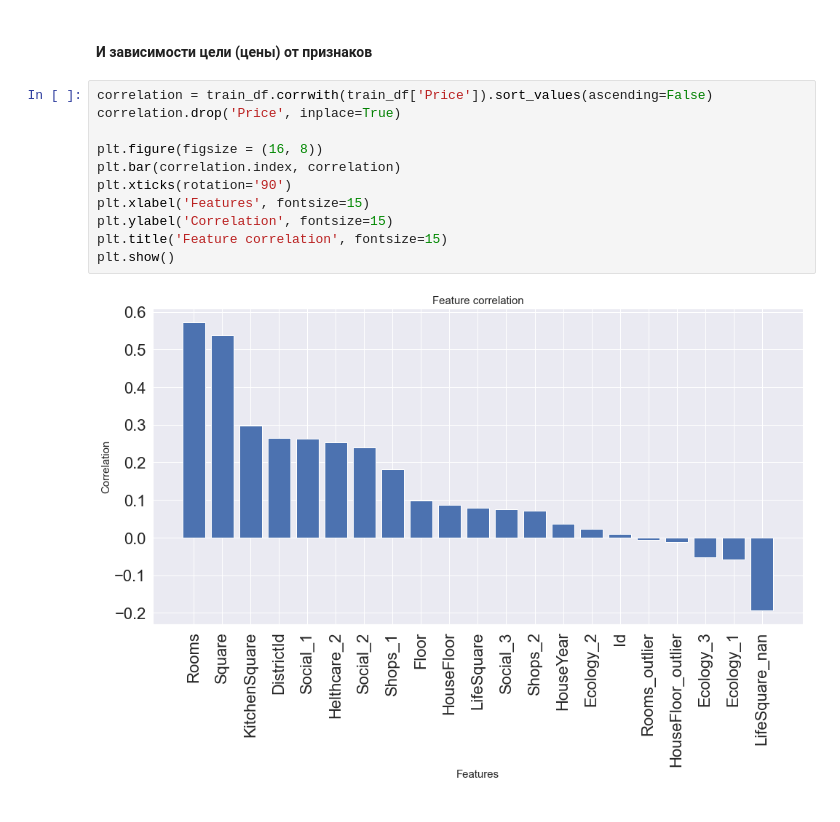
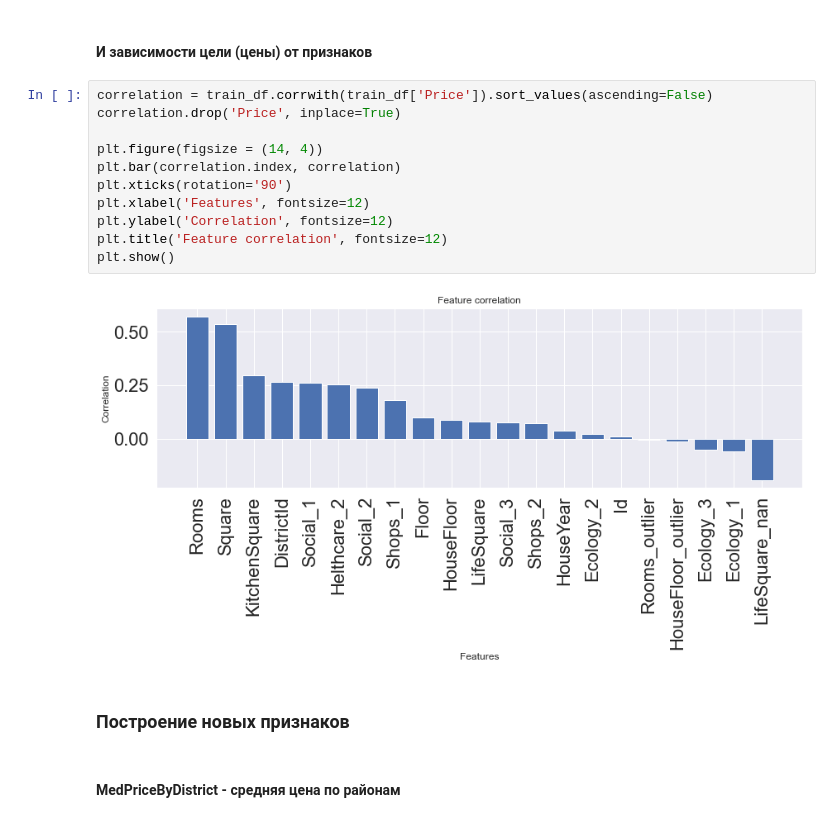
Before and after one commit to samoryad/datascience_GB, a Jupyter notebook: project_price_prediction/project_price_prediction.ipynb, the cells around one changed output. Cells and saved outputs as stored; diff of their text form.

```diff
--- a/project_price_prediction/project_price_prediction.ipynb
+++ b/project_price_prediction/project_price_prediction.ipynb
@@ -518,13 +522,17 @@ plt.show()
 # %%
 correlation = train_df.corrwith(train_df['Price']).sort_values(ascending=False)
 correlation.drop('Price', inplace=True)
 
-plt.figure(figsize = (16, 8))
+plt.figure(figsize = (14, 4))
 plt.bar(correlation.index, correlation)
 plt.xticks(rotation='90')
-plt.xlabel('Features', fontsize=15)
-plt.ylabel('Correlation', fontsize=15)
-plt.title('Feature correlation', fontsize=15)
+plt.xlabel('Features', fontsize=12)
+plt.ylabel('Correlation', fontsize=12)
+plt.title('Feature correlation', fontsize=12)
 plt.show()
 # %% [output]
-[figure, old version]
+[figure, new version]
+# %% [markdown]
+### Построение новых признаков
+# %% [markdown]
+#### MedPriceByDistrict - средняя цена по районам
```
Also changed, not shown: parts of 24 cells of this notebook.
